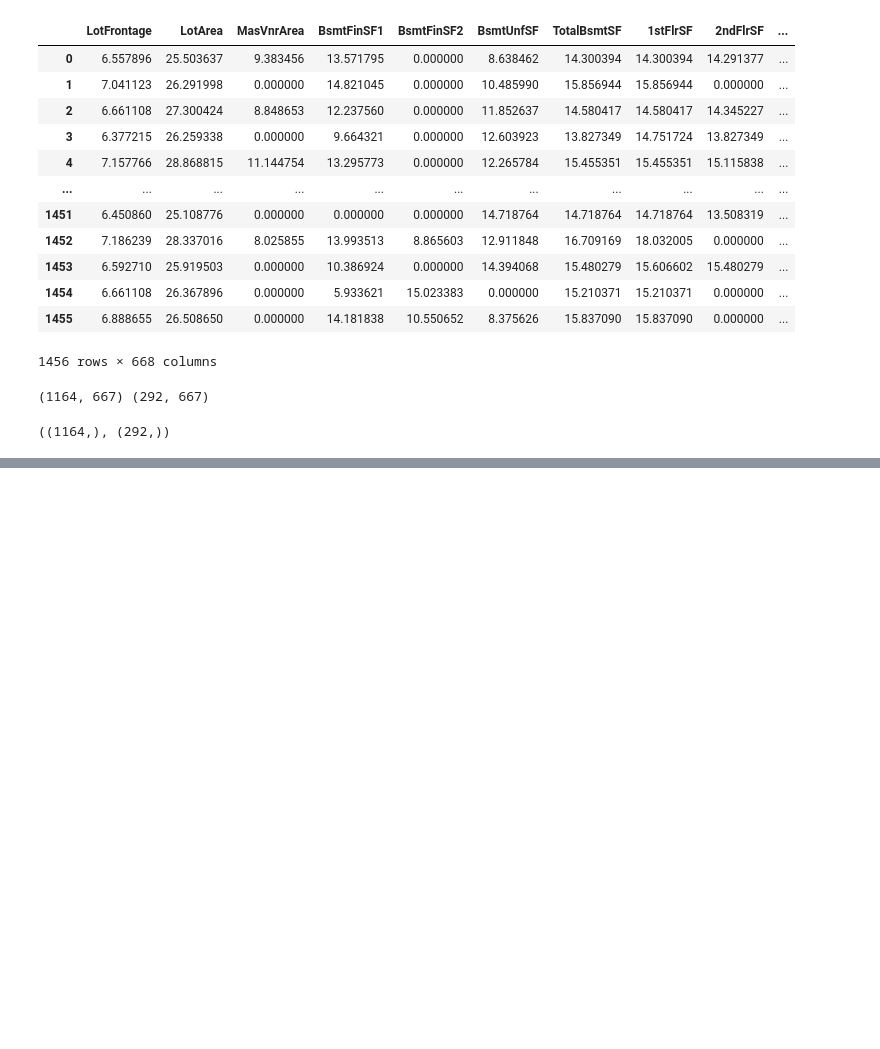
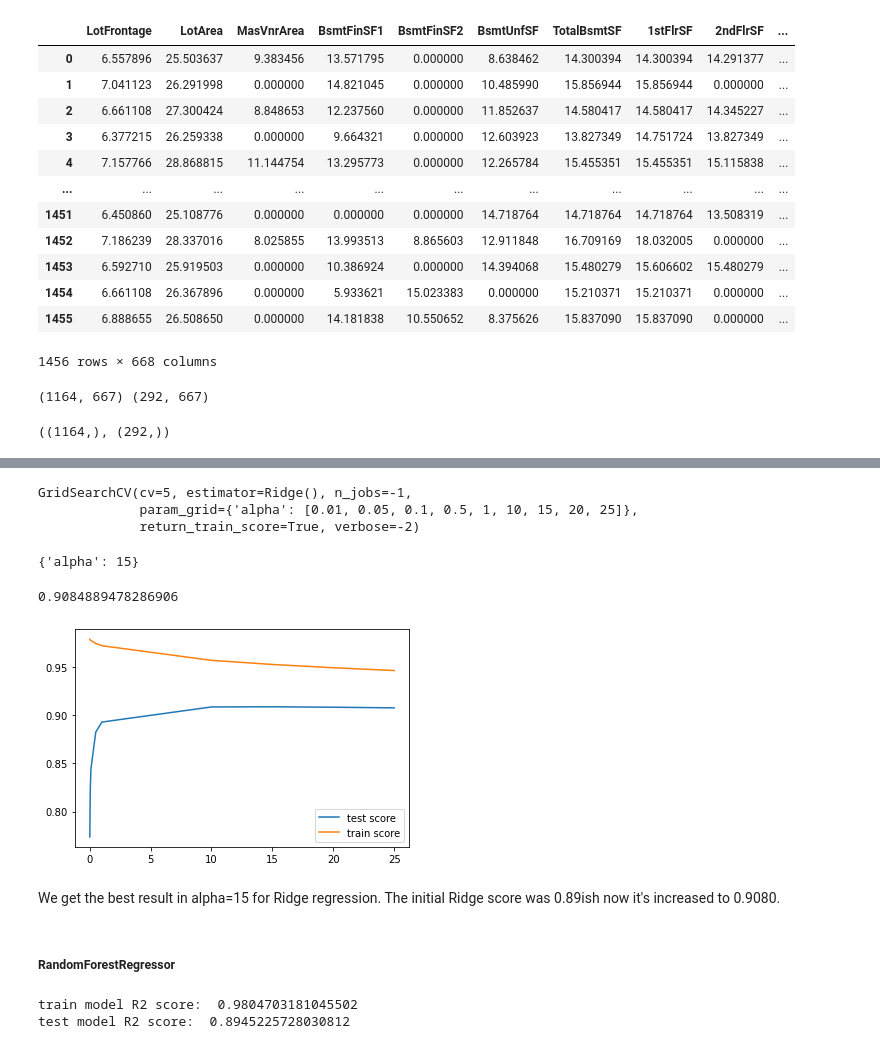
Before and after one commit to orkunaran/House_Prices_Advenced_Regression, a Jupyter notebook: House Prices model implementation.ipynb, the cells around one changed output, grey strips where cells are left out. Cells and saved outputs as stored; diff of their text form; code cells hidden in the pictures; blank space fills up the shorter version.

```diff
--- a/House Prices model implementation.ipynb
+++ b/House Prices model implementation.ipynb
@@ -336,0 +191,5 @@ Stay safe.
+# %%
+cat.fit(x_train,
+        y_train, plot=True,
+        eval_set = (x_test,y_test),
+        use_best_model=True)
@@ -336,0 +236,34 @@ Stay safe.
+# %%
+ridge= Ridge()
+ridge_params = {'alpha': [0.01, 0.05, 0.1, 0.5, 1, 10, 15, 20, 25 ]}
+
+ridge_grid = GridSearchCV(estimator = ridge,
+                          param_grid = ridge_params,
+                          cv=5,
+                          verbose=-2,
+                          n_jobs= -1,
+                          return_train_score= True)
+# %%
+ridge_grid.fit(x_train,y_train)
+# %% [output]
+GridSearchCV(cv=5, estimator=Ridge(), n_jobs=-1,
+             param_grid={'alpha': [0.01, 0.05, 0.1, 0.5, 1, 10, 15, 20, 25]},
+             return_train_score=True, verbose=-2)
+# %%
+ridge_grid.best_params_
+# %% [output]
+{'alpha': 15}
+# %%
+results = pd.DataFrame(ridge_grid.cv_results_)
+ridge_grid.best_score_
+# %% [output]
+0.9084889478286906
+# %%
+plt.plot(results.param_alpha, results.mean_test_score, label = 'test score')
+plt.plot(results.param_alpha, results.mean_train_score, label = 'train score')
+plt.legend()
+plt.show()
+# %% [output]
+[figure, added]
+# %% [markdown]
+We get the best result in alpha=15 for Ridge regression. The initial Ridge score was 0.89ish now it's increased to 0.9080.
@@ -336,0 +273,13 @@ Stay safe.
+# %% [markdown]
+##### RandomForestRegressor
+# %%
+# First recall base model score
+rfr = RandomForestRegressor()
+rfr.fit(x_train,y_train)
+train_pred = rfr.predict(x_train)
+y_pred = rfr.predict(x_test)
+print('train model R2 score: ', r2_score(y_train,train_pred))
+print('test model R2 score: ', r2_score(y_test,y_pred))
+# %% [output]
+train model R2 score:  0.9804703181045502
+test model R2 score:  0.8945225728030812
```
Also changed, not shown: parts of 95 cells of this notebook, 11 other files.
